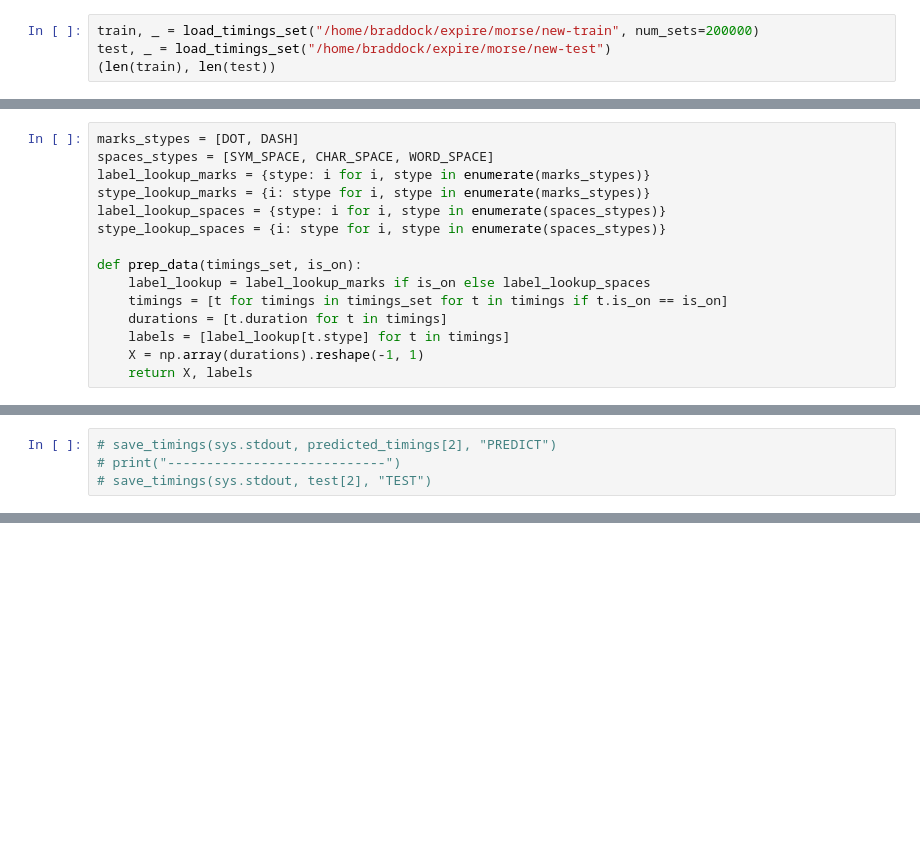
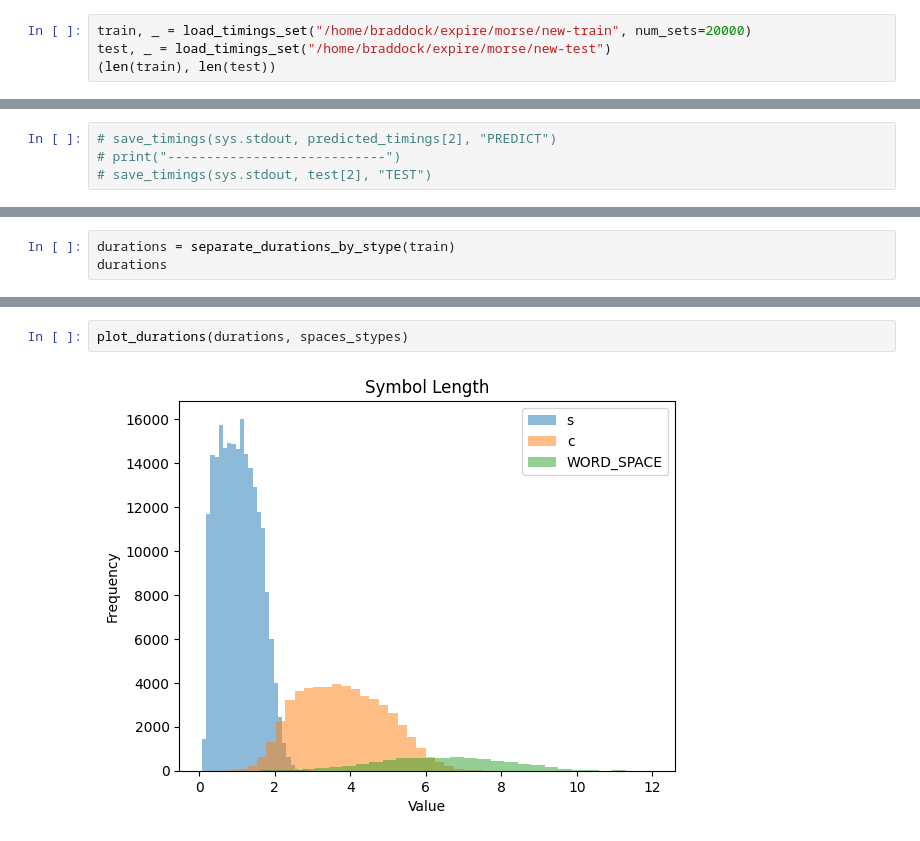
Before and after one commit to braddockcg/codicem, a Jupyter notebook: scripts/random_forest.ipynb, the cells around one changed output, grey strips where cells are left out. Saved outputs shown, nothing was run; the diff lists cells and outputs as text; blank space fills up the shorter version.

```diff
--- a/scripts/random_forest.ipynb
+++ b/scripts/random_forest.ipynb
@@ -12,5 +22,5 @@ from codicem.util import *
 # %%
-train, _ = load_timings_set("/home/braddock/expire/morse/new-train", num_sets=200000)
+train, _ = load_timings_set("/home/braddock/expire/morse/new-train", num_sets=20000)
 test, _ = load_timings_set("/home/braddock/expire/morse/new-test")
 (len(train), len(test))
 # %% [output]
@@ -18,15 +27,0 @@ test, _ = load_timings_set("/home/braddock/expire/morse/new-test")
-# %%
-marks_stypes = [DOT, DASH]
-spaces_stypes = [SYM_SPACE, CHAR_SPACE, WORD_SPACE]
-label_lookup_marks = {stype: i for i, stype in enumerate(marks_stypes)}
-stype_lookup_marks = {i: stype for i, stype in enumerate(marks_stypes)}
-label_lookup_spaces = {stype: i for i, stype in enumerate(spaces_stypes)}
-stype_lookup_spaces = {i: stype for i, stype in enumerate(spaces_stypes)}
-
-def prep_data(timings_set, is_on):
-    label_lookup = label_lookup_marks if is_on else label_lookup_spaces
-    timings = [t for timings in timings_set for t in timings if t.is_on == is_on]
-    durations = [t.duration for t in timings]
-    labels = [label_lookup[t.stype] for t in timings]
-    X = np.array(durations).reshape(-1, 1)
-    return X, labels
@@ -210,0 +150,3 @@ print("Character")
+# %%
+durations = separate_durations_by_stype(train)
+durations
@@ -210,0 +168,4 @@ print("Character")
+# %%
+plot_durations(durations, spaces_stypes)
+# %% [output]
+[figure, added]
```
Also changed, not shown: parts of 19 cells of this notebook, 3 other files.
